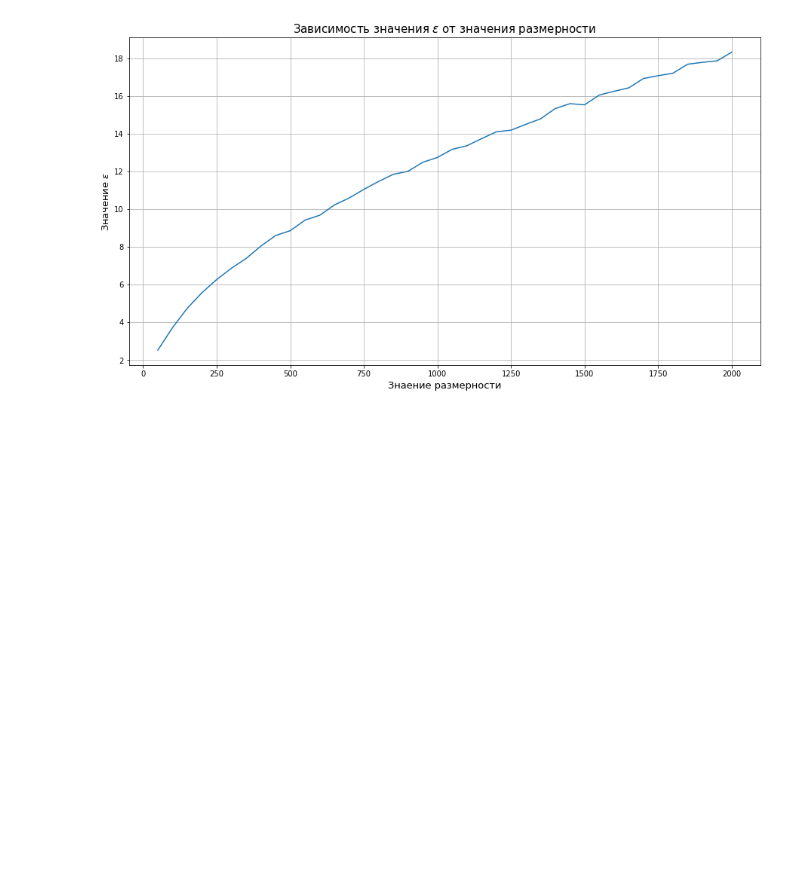
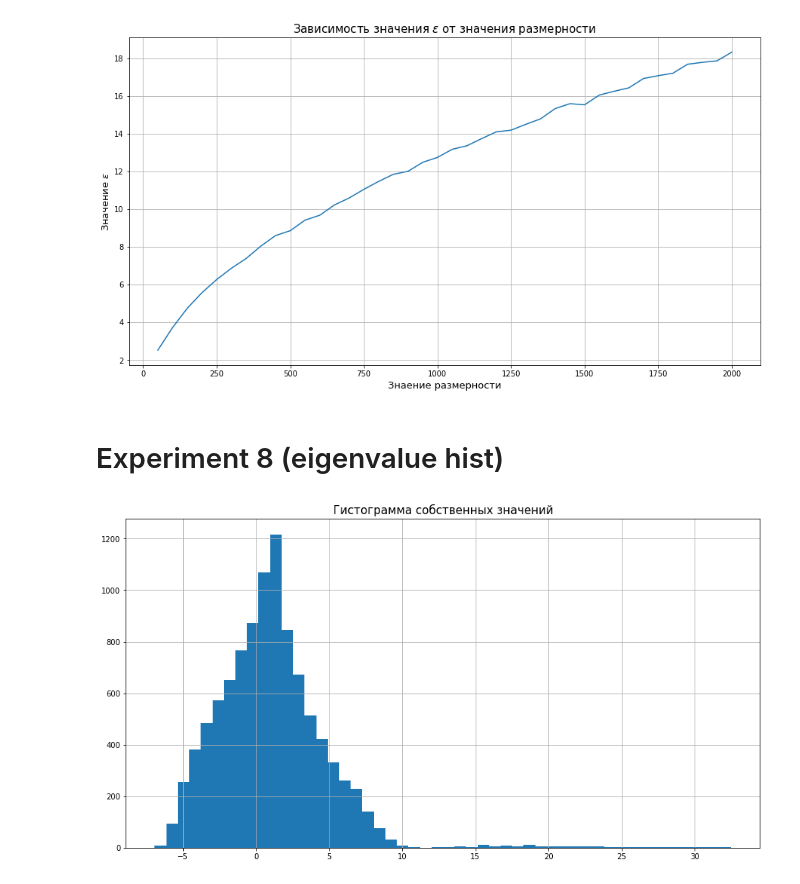
Before and after one commit to apugachev/Coursework-2018, a Jupyter notebook: coursework.ipynb, the cells around one changed output. Saved outputs shown, nothing was run; the diff lists cells and outputs as text; code cells hidden in the pictures; blank space fills up the shorter version.

Commit message:
Experiment 8 added

```diff
--- a/coursework.ipynb
+++ b/coursework.ipynb
@@ -539,3 +539,21 @@ plt.show()
  14.185   14.4937  14.7825  15.33    15.58895 15.5295  16.04715 16.2464
  16.42575 16.9235  17.073   17.2026  17.68045 17.7802  17.86005 18.318  ]
 [figure]
+# %% [markdown]
+# Experiment 8 (eigenvalue hist)
+# %%
+all_eigenvalues = np.array([])
+
+for i in tqdm(range(100)):
+    new_matrix = Compute4(100, 100, 1, 3.6, 4, 1000)
+    eigenvalues = np.linalg.eigvals(new_matrix)
+    all_eigenvalues = np.append(all_eigenvalues, eigenvalues)
+# %%
+plt.figure(figsize=(15, 8))
+
+plt.hist(all_eigenvalues, bins=50)
+plt.title('Гистограмма собственных значений', size=15)
+plt.grid()
+plt.show()
+# %% [output]
+[figure, added]
```
Also changed, not shown: parts of 9 cells of this notebook.
